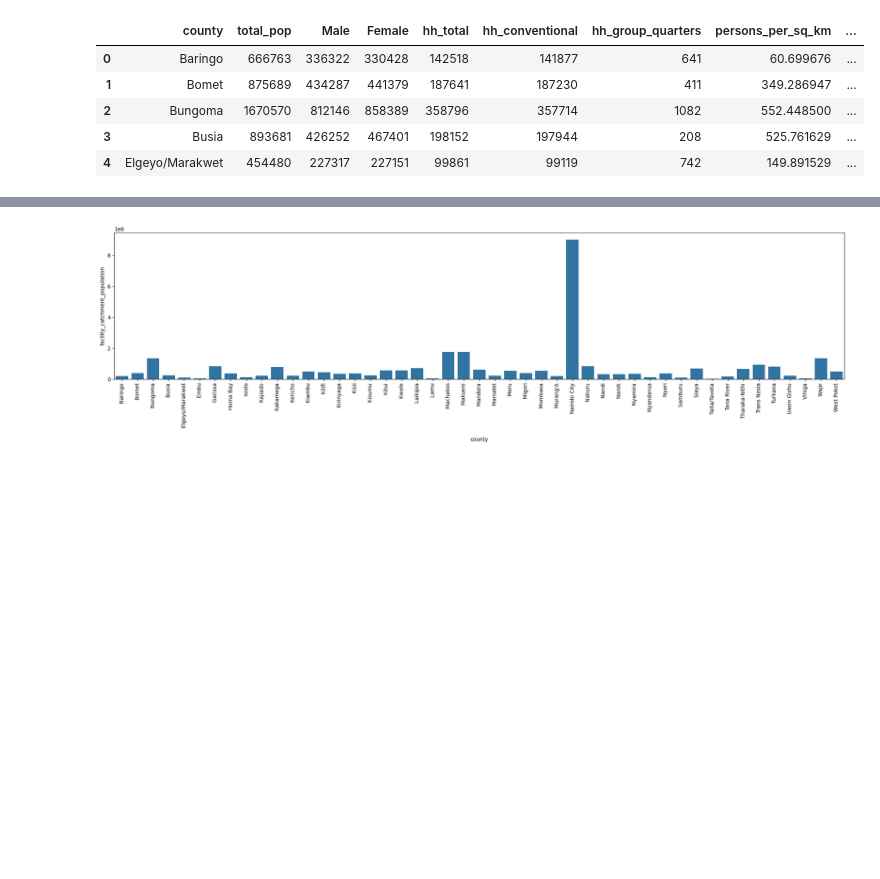
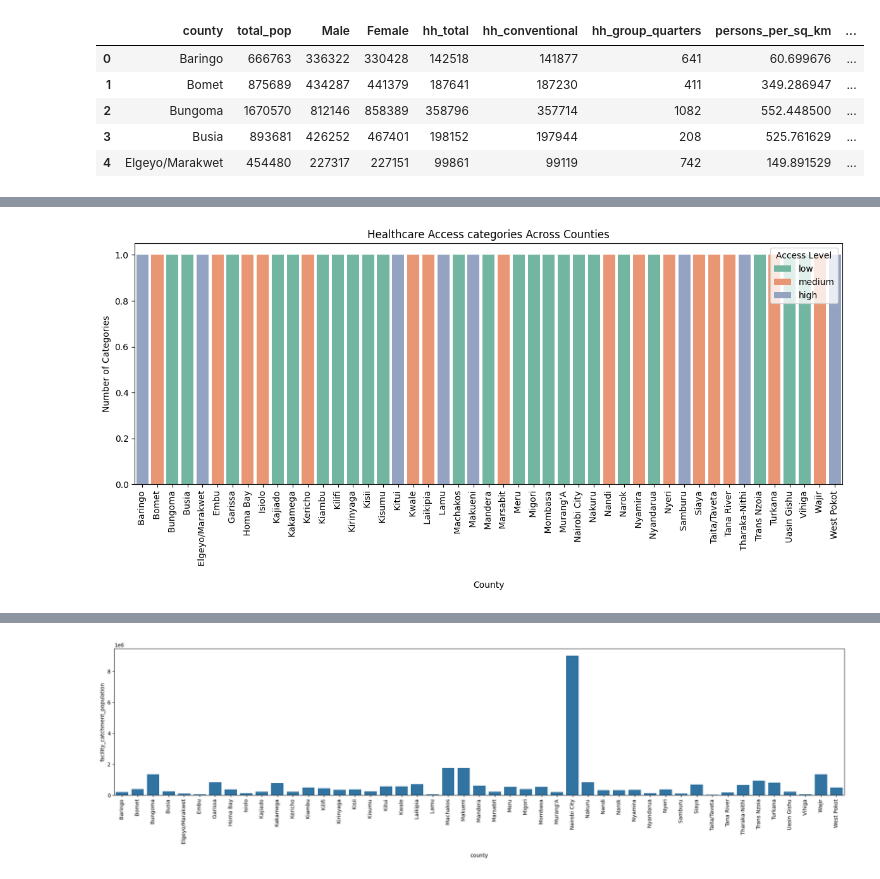
Before and after one commit to csaafrica/Group1-Healthcare_Access_Inequality_Predictor, a Jupyter notebook: health_care_project.ipynb, the cells around one changed output, grey strips where cells are left out. Cells and saved outputs as stored; diff of their text form; code cells hidden in the pictures; blank space fills up the shorter version.

```diff
--- a/health_care_project.ipynb
+++ b/health_care_project.ipynb
@@ -369,0 +466,26 @@ final_data.head()
+# %%
+# Count of counties per category
+
+# Optional: Sort counties alphabetically
+final_data_sorted = final_data.sort_values("county")
+
+# Define custom colors for the bars
+colors = {
+    "low": "#e74c3c",     # red
+    "medium": "#f1c40f",  # yellow
+    "high": "#2ecc71"     # green
+}
+# Plot
+plt.figure(figsize=(12, 6))
+sns.countplot(data=final_data_sorted, x="county", hue="access_category", palette="Set2")
+
+
+plt.xticks(rotation=90)
+plt.title("Healthcare Access categories Across Counties")
+plt.xlabel("County")
+plt.ylabel("Number of Categories")
+plt.legend(title="Access Level")
+plt.tight_layout()
+plt.show()
+# %% [output]
+[figure, added]
```
Also changed, not shown: parts of 39 cells of this notebook.
